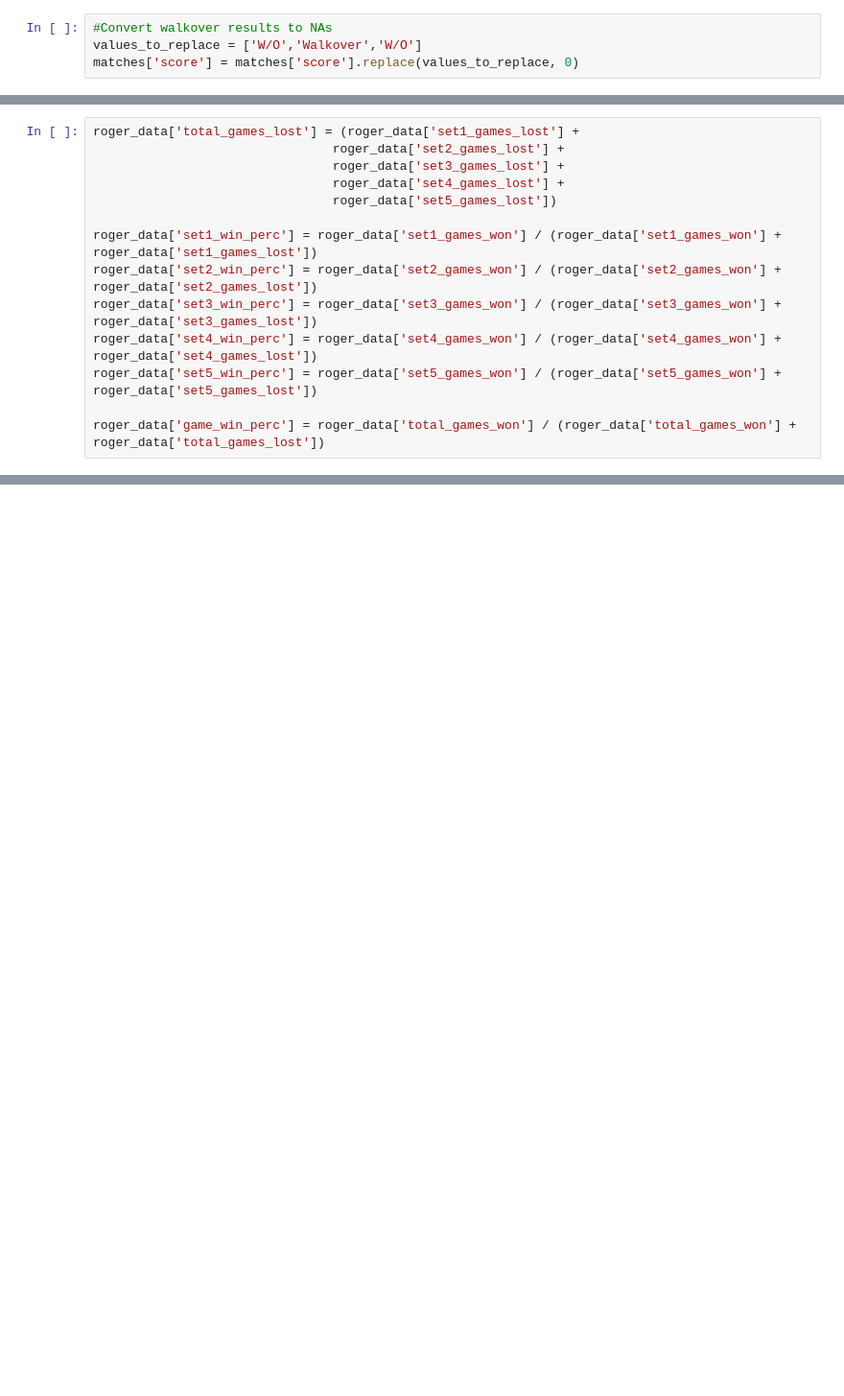
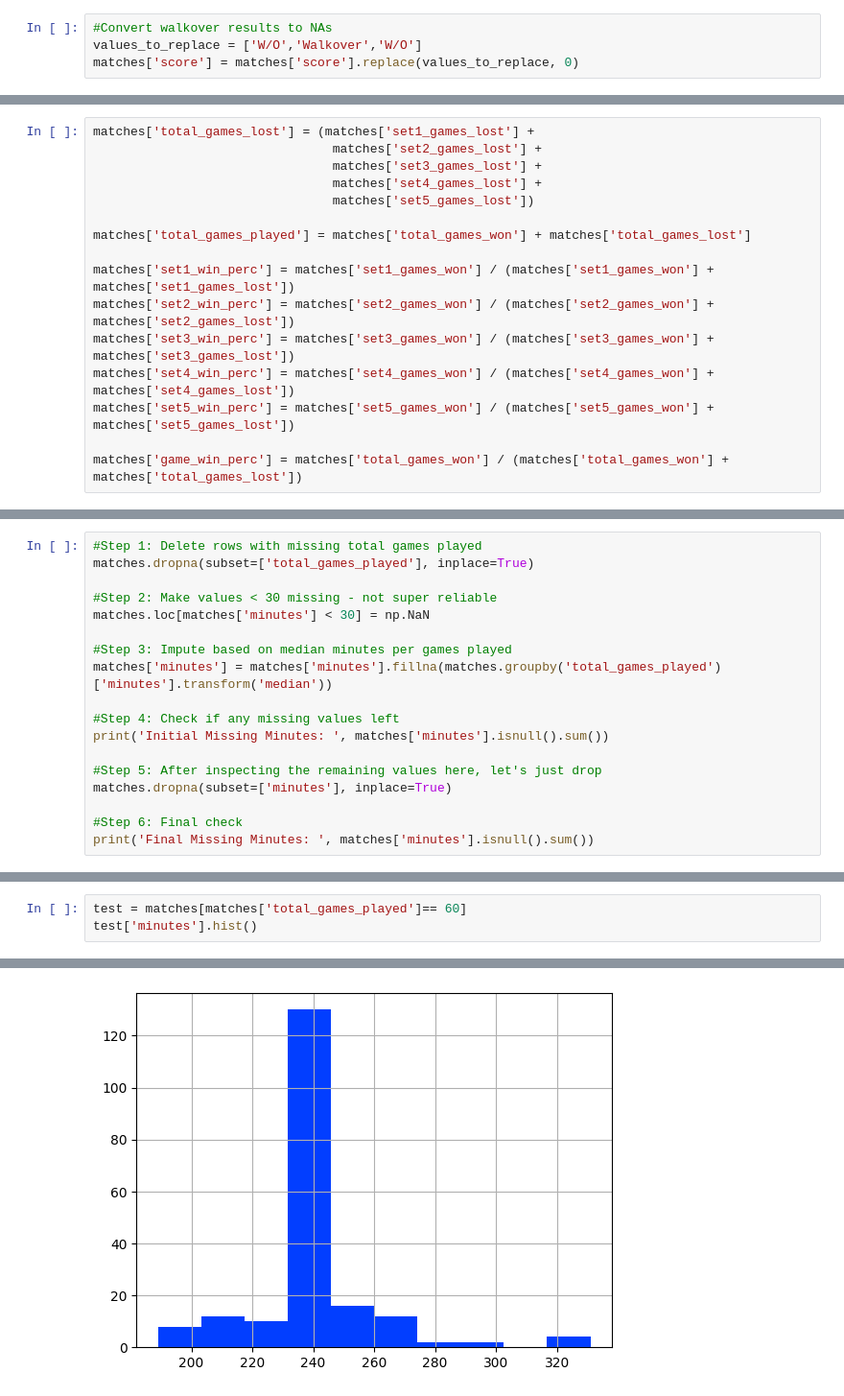
Before and after one commit to statzenthusiast921/ATP_Analysis, a Jupyter notebook: main/notebooks/ATP EDA 10.14.23.ipynb, the cells around one changed output, grey strips where cells are left out. Shown at 96% size. Saved outputs shown, nothing was run; the diff lists cells and outputs as text; blank space fills up the shorter version.

```diff
--- a/main/notebooks/ATP EDA 10.14.23.ipynb
+++ b/main/notebooks/ATP EDA 10.14.23.ipynb
@@ -444,14 +424,16 @@ roger_data['set5_games_lost'] = roger_data['set5_games_lost'].replace(values_to_
 # %%
-roger_data['total_games_lost'] = (roger_data['set1_games_lost'] +
-                                roger_data['set2_games_lost'] +
-                                roger_data['set3_games_lost'] +
-                                roger_data['set4_games_lost'] +
-                                roger_data['set5_games_lost'])
+matches['total_games_lost'] = (matches['set1_games_lost'] +
+                                matches['set2_games_lost'] +
+                                matches['set3_games_lost'] +
+                                matches['set4_games_lost'] +
+                                matches['set5_games_lost'])
 
-roger_data['set1_win_perc'] = roger_data['set1_games_won'] / (roger_data['set1_games_won'] + roger_data['set1_games_lost'])
-roger_data['set2_win_perc'] = roger_data['set2_games_won'] / (roger_data['set2_games_won'] + roger_data['set2_games_lost'])
-roger_data['set3_win_perc'] = roger_data['set3_games_won'] / (roger_data['set3_games_won'] + roger_data['set3_games_lost'])
-roger_data['set4_win_perc'] = roger_data['set4_games_won'] / (roger_data['set4_games_won'] + roger_data['set4_games_lost'])
-roger_data['set5_win_perc'] = roger_data['set5_games_won'] / (roger_data['set5_games_won'] + roger_data['set5_games_lost'])
+matches['total_games_played'] = matches['total_games_won'] + matches['total_games_lost']
 
-roger_data['game_win_perc'] = roger_data['total_games_won'] / (roger_data['total_games_won'] + roger_data['total_games_lost'])
+matches['set1_win_perc'] = matches['set1_games_won'] / (matches['set1_games_won'] + matches['set1_games_lost'])
+matches['set2_win_perc'] = matches['set2_games_won'] / (matches['set2_games_won'] + matches['set2_games_lost'])
+matches['set3_win_perc'] = matches['set3_games_won'] / (matches['set3_games_won'] + matches['set3_games_lost'])
+matches['set4_win_perc'] = matches['set4_games_won'] / (matches['set4_games_won'] + matches['set4_games_lost'])
+matches['set5_win_perc'] = matches['set5_games_won'] / (matches['set5_games_won'] + matches['set5_games_lost'])
+
+matches['game_win_perc'] = matches['total_games_won'] / (matches['total_games_won'] + matches['total_games_lost'])
@@ -465,0 +455,18 @@ roger_data.head(3)
+# %%
+#Step 1: Delete rows with missing total games played
+matches.dropna(subset=['total_games_played'], inplace=True)
+
+#Step 2: Make values < 30 missing - not super reliable
+matches.loc[matches['minutes'] < 30] = np.NaN
+
+#Step 3: Impute based on median minutes per games played
+matches['minutes'] = matches['minutes'].fillna(matches.groupby('total_games_played')['minutes'].transform('median'))
+
+#Step 4: Check if any missing values left
+print('Initial Missing Minutes: ', matches['minutes'].isnull().sum())
+
+#Step 5: After inspecting the remaining values here, let's just drop
+matches.dropna(subset=['minutes'], inplace=True)
+
+#Step 6: Final check
+print('Final Missing Minutes: ', matches['minutes'].isnull().sum())
@@ -465,0 +476,4 @@ roger_data.head(3)
+# %%
+test = matches[matches['total_games_played']== 60]
+test['minutes'].hist()
+# %% [output]
@@ -465,0 +481 @@ roger_data.head(3)
+[figure, added]
```
Also changed, not shown: parts of 31 cells of this notebook.
